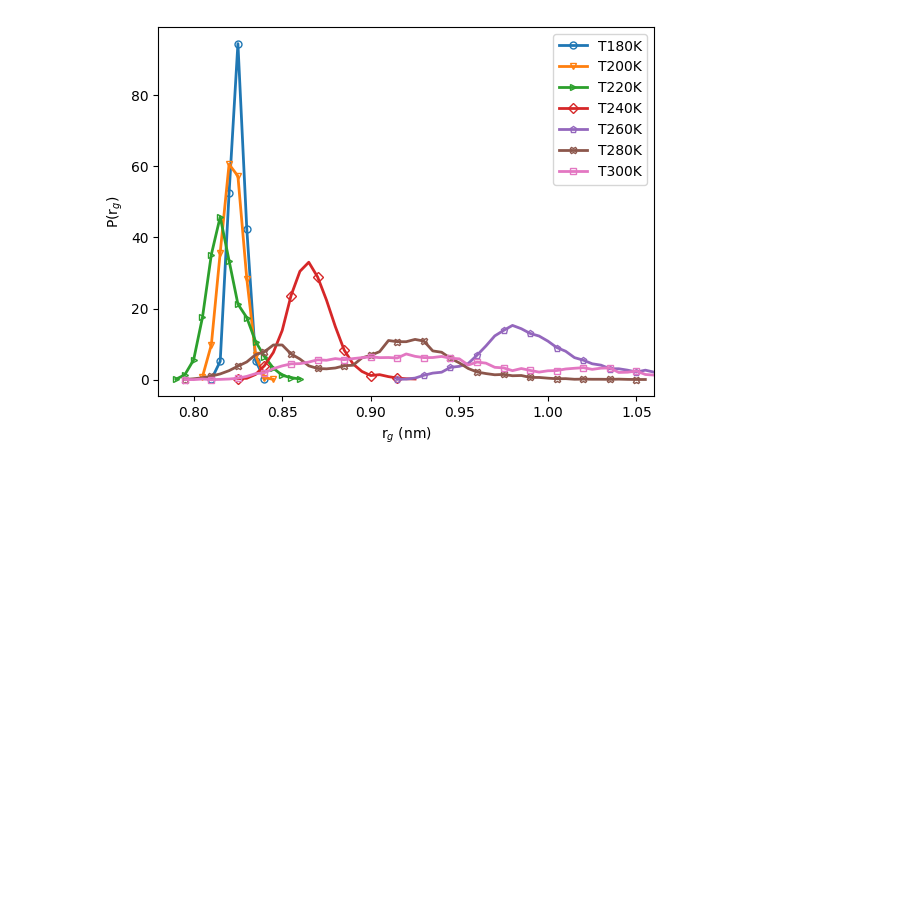
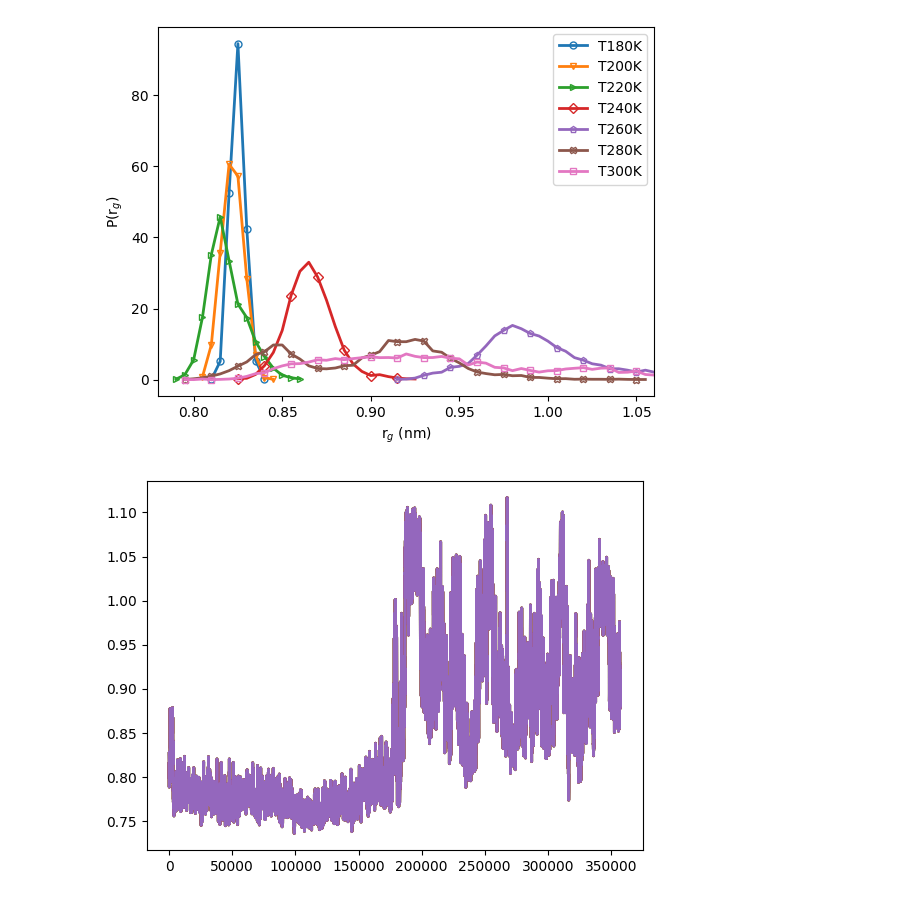
Before and after one commit to YimingHuang1999/PROJECT, a Jupyter notebook: GAD1-NVT-rg/gyration.ipynb, the cells around one changed output. Drawn from its saved outputs; the diff is of its cells as text; code cells hidden in the pictures; blank space fills up the shorter version.

```diff
--- a/GAD1-NVT-rg/gyration.ipynb
+++ b/GAD1-NVT-rg/gyration.ipynb
@@ -40,3 +40,17 @@ plt.show()
 #plt.close()
 # %% [output]
 [figure]
+# %%
+data = np.loadtxt("GAD1_gyrate_T300K.xvg", comments=["@", "#"],unpack=True)
+ti = int(2/3*len(data[0]))
+gyration = data[1]
+for i in range(len(data)):
+    every = 1
+    if i >= 3:
+        every = 3
+
+    plt.plot(data[0], gyration,linewidth=2,\
+              markersize=5, markevery=every, markerfacecolor="None")
+plt.savefig("Rg_t240k.pdf", format="pdf")
+# %% [output]
+[figure, added]
```
